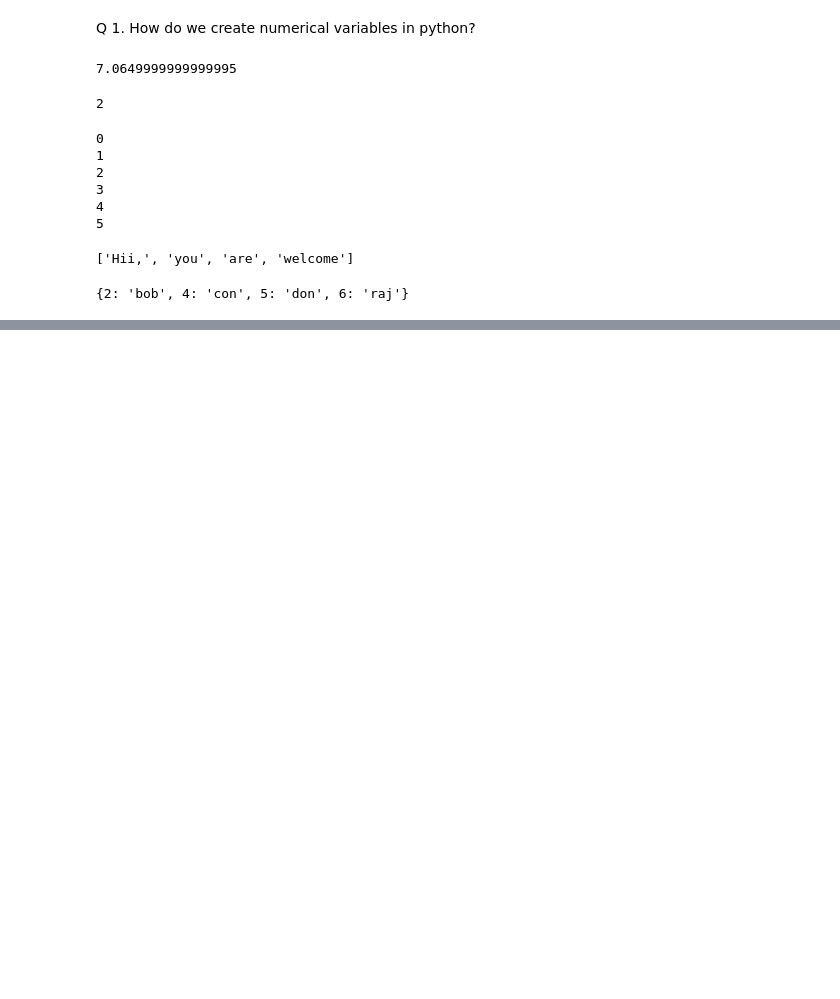
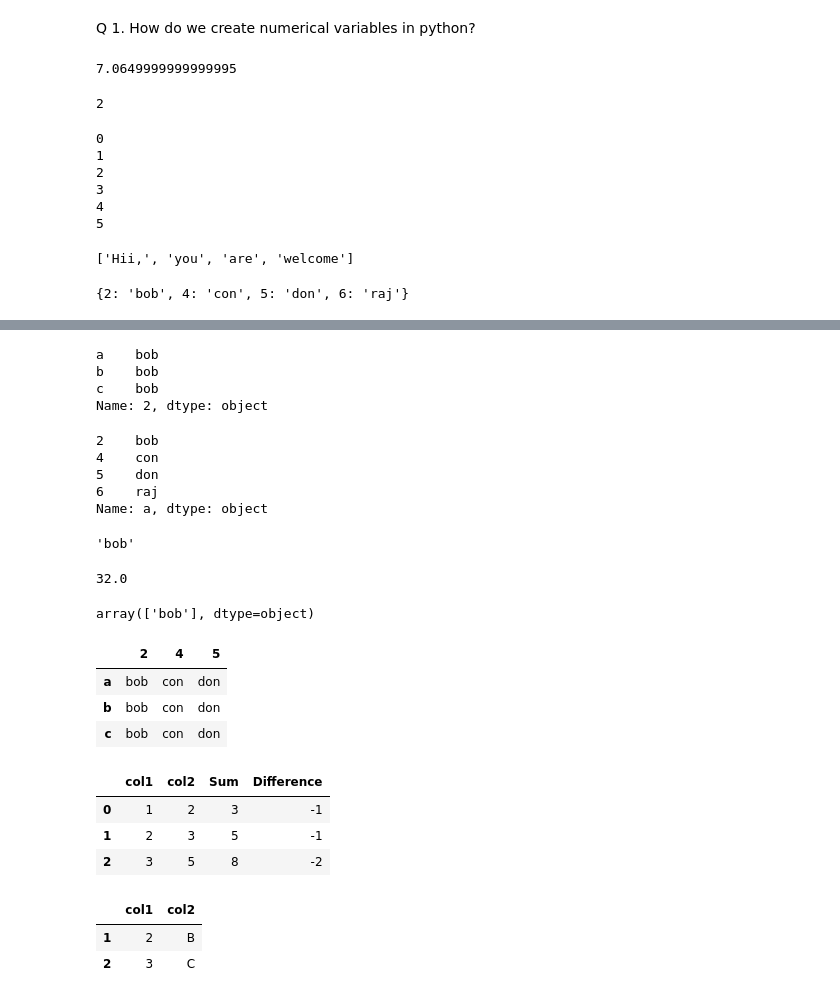
Before and after one commit to Ramanmagar/Python-Practice, a Jupyter notebook: Python_Practice_80.ipynb, the cells around one changed output, grey strips where cells are left out. Drawn from its saved outputs; the diff is of its cells as text; code cells hidden in the pictures; blank space fills up the shorter version.

```diff
--- a/Python_Practice_80.ipynb
+++ b/Python_Practice_80.ipynb
@@ -45,0 +96,27 @@ print(new_dict)
+# %%
+new_df2[2]
+# %% [output]
+a    bob
+b    bob
+c    bob
+Name: 2, dtype: object
+# %%
+new_df2.iloc[0]
+# %% [output]
+2    bob
+4    con
+5    don
+6    raj
+Name: a, dtype: object
+# %%
+new_df2[2].iloc[0]
+# %% [output]
+'bob'
+# %%
+new_df['Banana'].median()
+# %% [output]
+32.0
+# %%
+new_df2[2].unique()
+# %% [output]
+array(['bob'], dtype=object)
@@ -45,0 +125,33 @@ print(new_dict)
+# %%
+new_df2
+# %% [output]
+|  | 2 | 4 | 5 |
+| a | bob | con | don |
+| b | bob | con | don |
+| c | bob | con | don |
+# %%
+import pandas as pd
+a=[1,2,3]
+b=[2,3,5]
+d={"col1":a,"col2":b}
+df=pd.DataFrame(d)
+df["Sum"]=df["col1"]+df["col2"]
+df["Difference"]=df["col1"]-df["col2"]
+df
+# %% [output]
+|  | col1 | col2 | Sum | Difference |
+| 0 | 1 | 2 | 3 | -1 |
+| 1 | 2 | 3 | 5 | -1 |
+| 2 | 3 | 5 | 8 | -2 |
+# %%
+##Given the following data frame drop rows having column values as A.
+
+d={"col1":[1,2,3],"col2":["A","B","C"]}
+df=pd.DataFrame(d)
+df.dropna(inplace=True)
+df=df[df.col1!=1]
+df
+# %% [output]
+|  | col1 | col2 |
+| 1 | 2 | B |
+| 2 | 3 | C |
```
Also changed, not shown: parts of 14 cells of this notebook.
